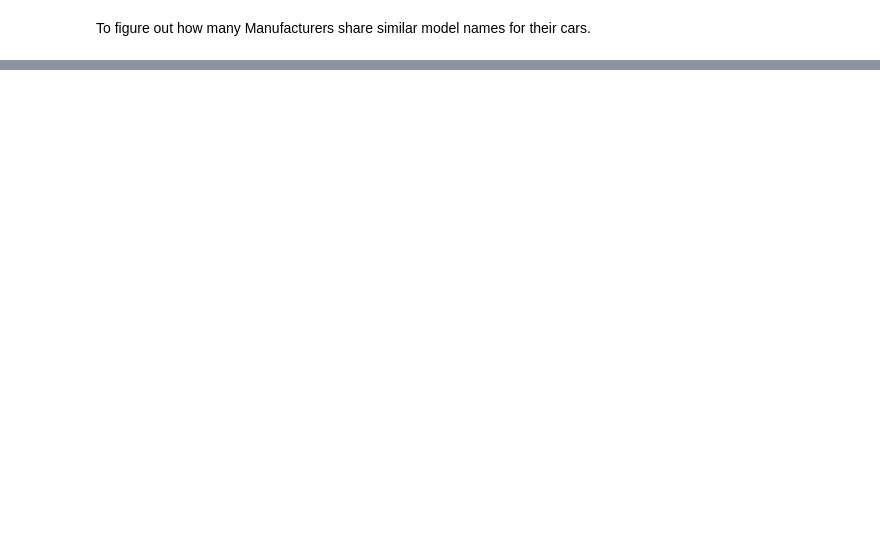
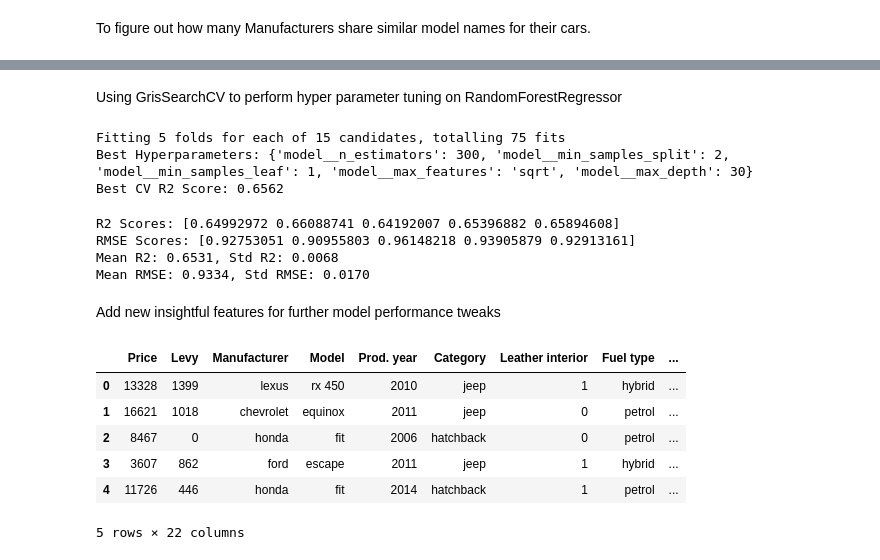
Before and after one commit to Moulicodes/car-price-prediction, a Jupyter notebook: car_price_predictor.ipynb, the cells around one changed output, grey strips where cells are left out. Cells and saved outputs as stored; diff of their text form; code cells hidden in the pictures; blank space fills up the shorter version.

Commit message:
Added automated cross validation models to tune hyperparameters and constructed new features

```diff
--- a/car_price_predictor.ipynb
+++ b/car_price_predictor.ipynb
@@ -169,0 +384,76 @@ model_performance2(RandomForestRegressor(n_estimators=100, random_state=42), X_t
+# %% [markdown]
+Using GrisSearchCV to perform hyper parameter tuning on RandomForestRegressor
+# %%
+from sklearn.model_selection import  GridSearchCV, RandomizedSearchCV, KFold
+from sklearn.pipeline import Pipeline
+
+kf = KFold(n_splits = 5, shuffle = True, random_state=42)
+
+full_pipeline = Pipeline(steps = [
+    ('preprocessor', preprocessor),
+    ('model', RandomForestRegressor(random_state=42))
+])
+
+params = {
+    'model__n_estimators': [100, 200, 300],
+    'model__max_depth': [None, 20, 30],
+    'model__min_samples_split': [2, 5, 10],
+    'model__min_samples_leaf': [1, 2, 4],
+    'model__max_features': ['sqrt', 'log2', None]
+}
+
+grid_search = GridSearchCV(
+    estimator = full_pipeline,
+    param_grid = params,
+    cv = kf,
+    scoring = {'r2': 'r2', 'rmse': 'neg_root_mean_squared_error'},
+    refit = 'r2',
+    n_jobs = -1,
+    verbose = 1
+)
+
+random_search = RandomizedSearchCV(
+    estimator = full_pipeline,
+    param_distributions = params,
+    n_iter = 15,
+    cv = kf,
+    scoring = {'r2': 'r2', 'rmse': 'neg_root_mean_squared_error'},
+    refit = 'r2',
+    n_jobs = -1,
+    verbose = 1
+)
+
+
+
+random_search.fit(X, y_log)
+
+print(f"Best Hyperparameters: {random_search.best_params_}")
+print(f"Best CV R2 Score: {random_search.best_score_:.4f}")
+# %% [output]
+Fitting 5 folds for each of 15 candidates, totalling 75 fits
+Best Hyperparameters: {'model__n_estimators': 300, 'model__min_samples_split': 2, 'model__min_samples_leaf': 1, 'model__max_features': 'sqrt', 'model__max_depth': 30}
+Best CV R2 Score: 0.6562
+# %%
+evaluate_model_cv(RandomForestRegressor(n_estimators = 300, max_depth = 30, min_samples_split=2, min_samples_leaf=1, max_features = 'sqrt'), X, y_log)
+# %% [output]
+R2 Scores: [0.64992972 0.66088741 0.64192007 0.65396882 0.65894608]
+RMSE Scores: [0.92753051 0.90955803 0.96148218 0.93905879 0.92913161]
+Mean R2: 0.6531, Std R2: 0.0068
+Mean RMSE: 0.9334, Std RMSE: 0.0170
+# %% [markdown]
+Add new insightful features for further model performance tweaks
+# %%
+from datetime import datetime
+
+df['Car age'] = datetime.now().year - df['Prod. year']
+df['Mileage per year'] = df['Mileage'] / (df['Car age'] + 1)
+df.drop(columns = ['Prod. year'])
+df.head()
+# %% [output]
+|  | Price | Levy | Manufacturer | Model | Prod. year | Category | Leather interior | Fuel type | ... |
+| 0 | 13328 | 1399 | lexus | rx 450 | 2010 | jeep | 1 | hybrid | ... |
+| 1 | 16621 | 1018 | chevrolet | equinox | 2011 | jeep | 0 | petrol | ... |
+| 2 | 8467 | 0 | honda | fit | 2006 | hatchback | 0 | petrol | ... |
+| 3 | 3607 | 862 | ford | escape | 2011 | jeep | 1 | hybrid | ... |
+| 4 | 11726 | 446 | honda | fit | 2014 | hatchback | 1 | petrol | ... |
+5 rows × 22 columns
```
Also changed, not shown: parts of 30 cells of this notebook.
